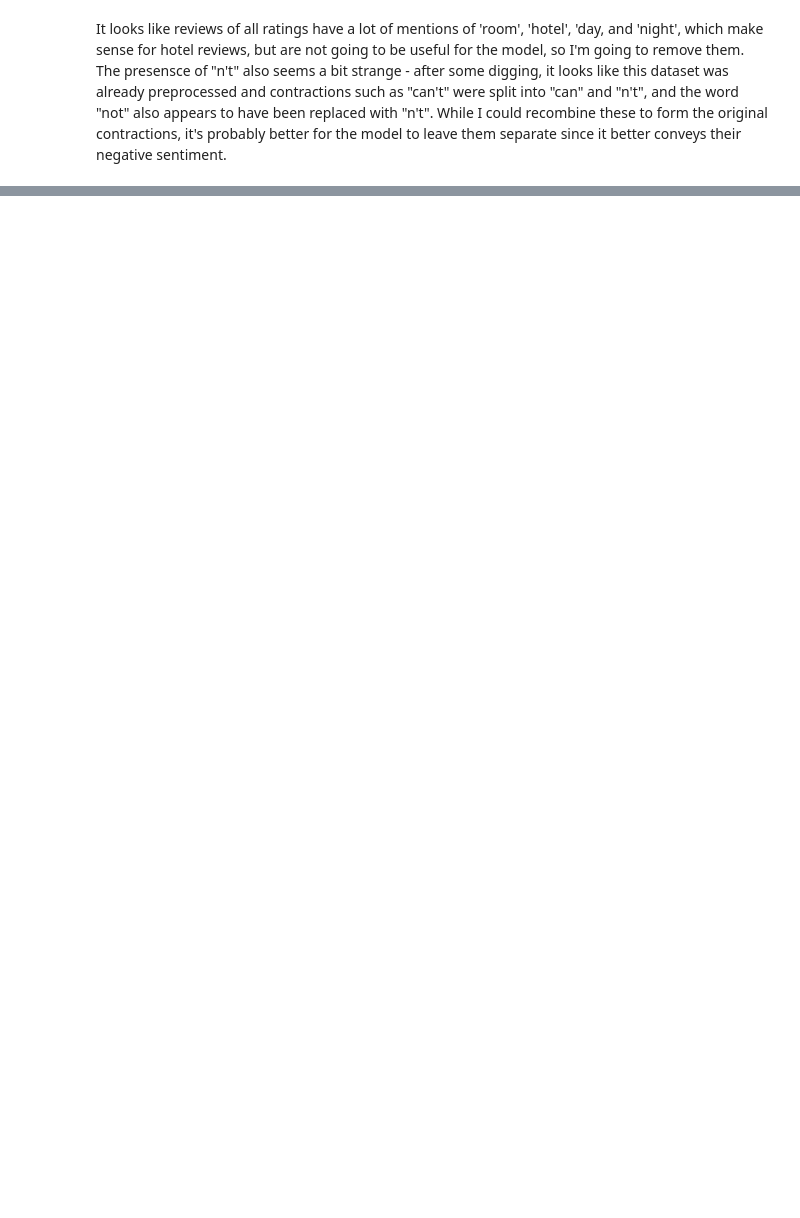
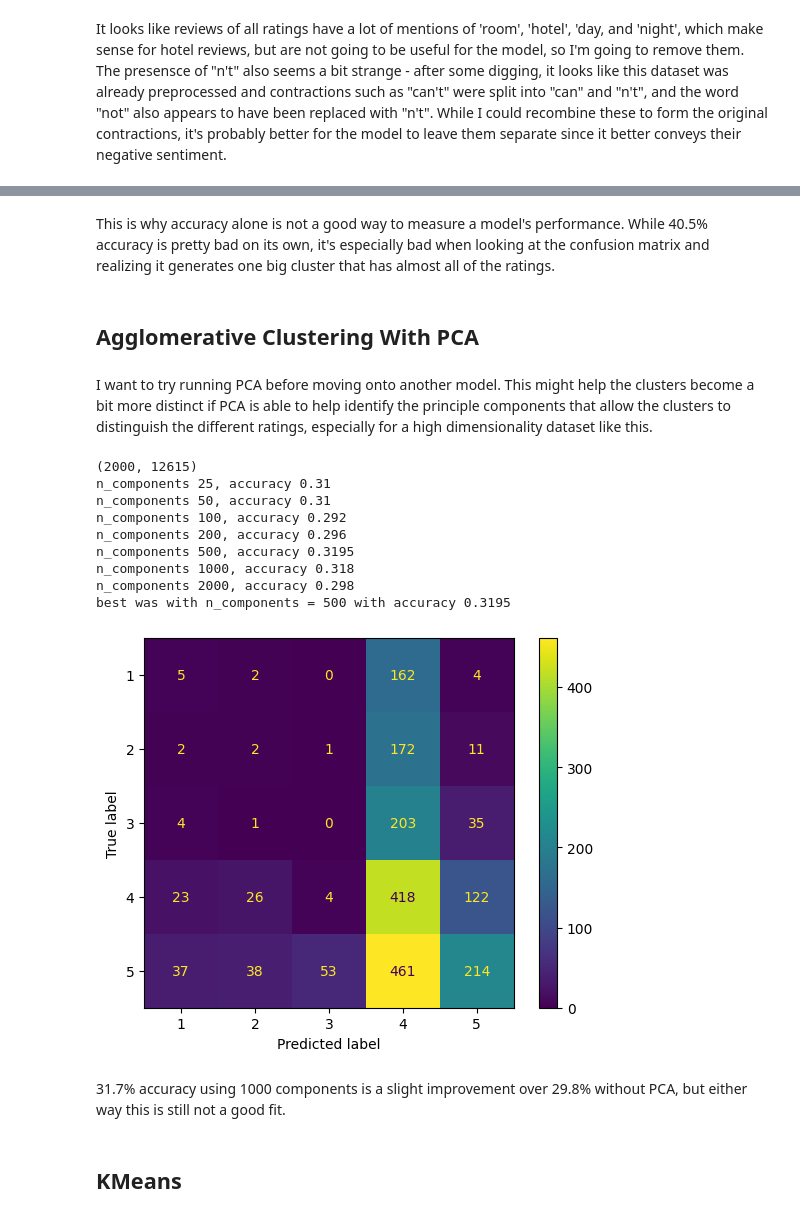
Before and after one commit to bhuckins/TripAdvisorRatings, a Jupyter notebook: TripAdvisorRatings.ipynb, the cells around one changed output, grey strips where cells are left out. Saved outputs shown, nothing was run; the diff lists cells and outputs as text; code cells hidden in the pictures; blank space fills up the shorter version.

```diff
--- a/TripAdvisorRatings.ipynb
+++ b/TripAdvisorRatings.ipynb
@@ -96,0 +267,56 @@ show_word_cloud(1)
+# %% [markdown]
+This is why accuracy alone is not a good way to measure a model's performance. While 40.5% accuracy is pretty bad on its own, it's especially bad when looking at the confusion matrix and realizing it generates one big cluster that has almost all of the ratings.
+# %% [markdown]
+## Agglomerative Clustering With PCA
+# %% [markdown]
+I want to try running PCA before moving onto another model. This might help the clusters become a bit more distinct if PCA is able to help identify the principle components that allow the clusters to distinguish the different ratings, especially for a high dimensionality dataset like this.
+# %%
+def run_pca_agglo(n_components):
+    pca = PCA(n_components = n_components)
+
+    pca.fit(tfidf_array)
+
+    transformed_data = pca.transform(tfidf_array)
+
+    model = AgglomerativeClustering(n_clusters=5, linkage = 'ward',  metric='euclidean')
+    model.fit(transformed_data)
+
+    return model
+# %%
+print(tfidf_array.shape)
+
+n_components = [25, 50, 100, 200, 500, 1000, 2000]
+
+best_n = 0
+best_model = None
+best_labelorder = None
+best_acc = 0
+for n in n_components:
+    model = run_pca_agglo(n)
+
+    labelorder, acc = label_permute_compare(model.labels_)
+    print(f'n_components {n}, accuracy {acc}')
+
+    if acc > best_acc:
+        (best_n, best_model, best_labelorder, best_acc) = (n, model, labelorder, acc)
+
+print(f'best was with n_components = {best_n} with accuracy {best_acc}')
+
+pred = [ratings[best_labelorder[i]] for i in best_model.labels_]
+
+show_confusion_matrix(pred)
+# %% [output]
+(2000, 12615)
+n_components 25, accuracy 0.31
+n_components 50, accuracy 0.31
+n_components 100, accuracy 0.292
+n_components 200, accuracy 0.296
+n_components 500, accuracy 0.3195
+n_components 1000, accuracy 0.318
+n_components 2000, accuracy 0.298
+best was with n_components = 500 with accuracy 0.3195
+[figure, added]
+# %% [markdown]
+31.7% accuracy using 1000 components is a slight improvement over 29.8% without PCA, but either way this is still not a good fit.
+# %% [markdown]
+## KMeans
```
Also changed, not shown: parts of 29 cells of this notebook.
